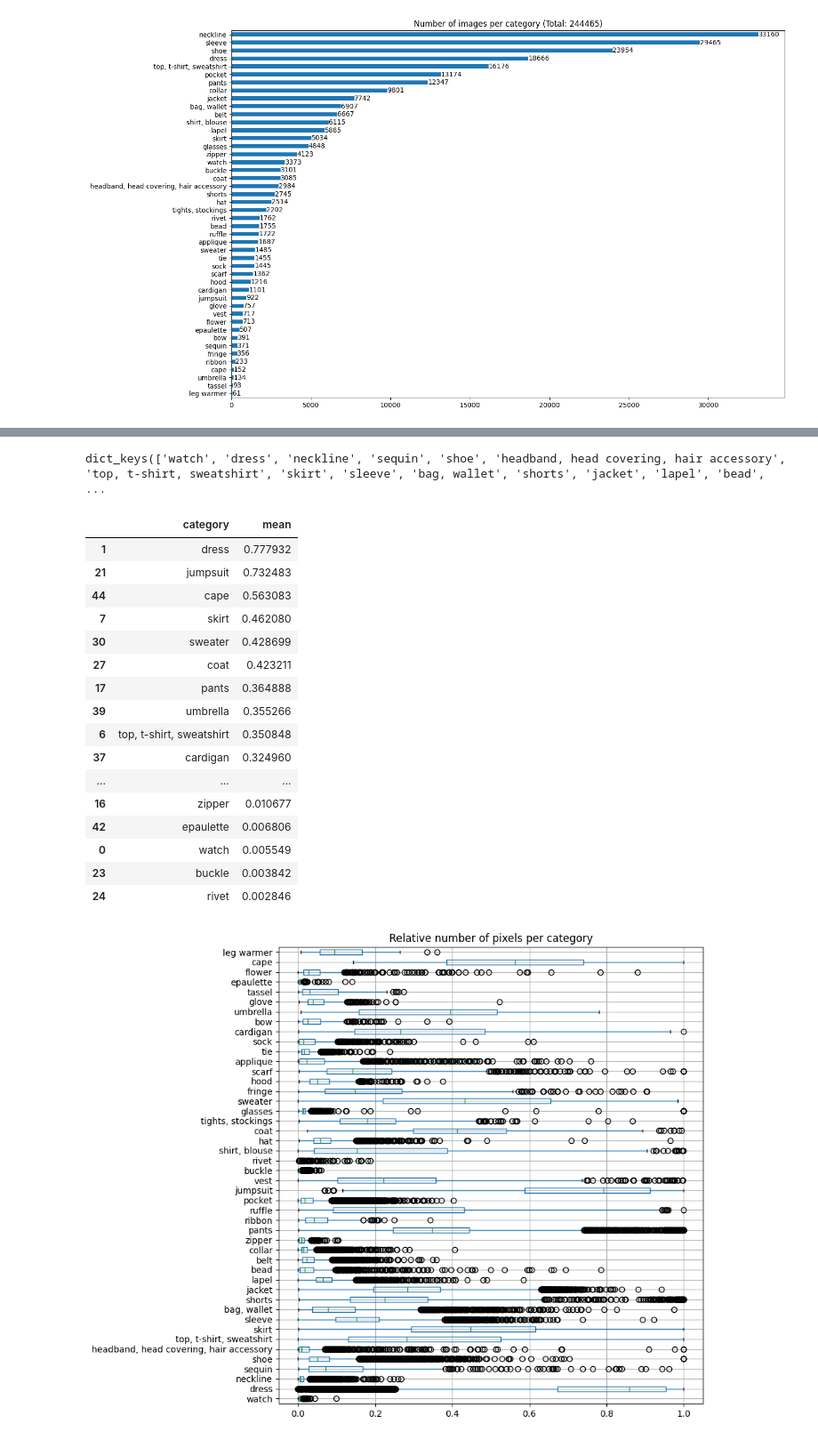
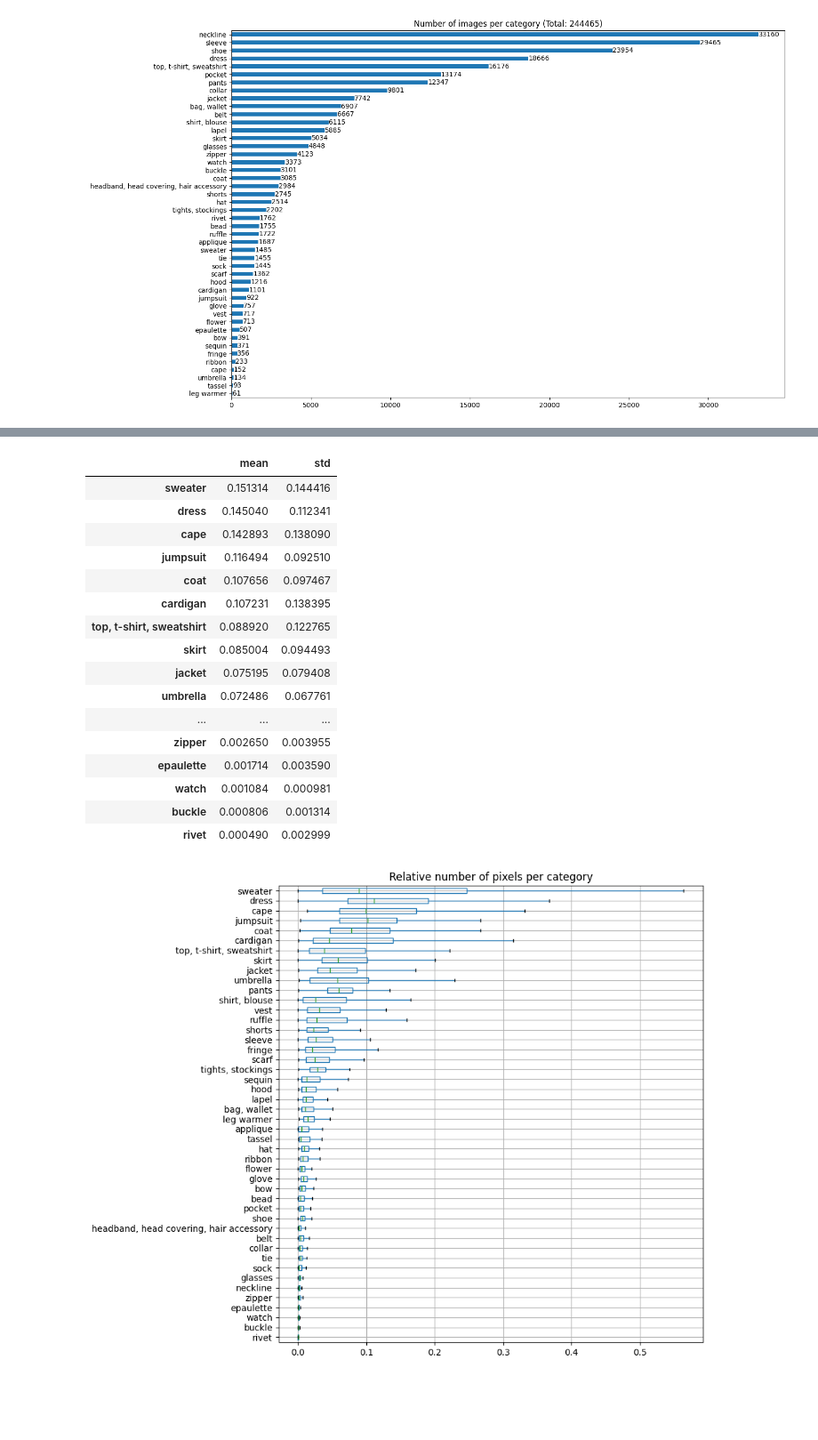
Before and after one commit to BecTome/OR_FashionParsing, a Jupyter notebook: notebooks/DataAnalysis.ipynb, the cells around one changed output, grey strips where cells are left out. Shown at 89% size. Drawn from its saved outputs; the diff is of its cells as text; code cells hidden in the pictures; blank space fills up the shorter version.

Commit message:
Data Analysis

```diff
--- a/notebooks/DataAnalysis.ipynb
+++ b/notebooks/DataAnalysis.ipynb
@@ -42,3 +72,0 @@ index created!
-# %%
-for k, v in d_cats.items():
-    print(k, ":", v)
@@ -200,10 +165,22 @@ Number of masks: 45623
 # %%
+# get an exampe image
 id = ids[0]
+print("Image ID:", id)
 mask = get_mask(id)
 mask_vals = mask[mask > 0]
-from collections import Counter
+
 d_pixels = Counter(mask_vals)
-d_pixels = {d_cats[k]: v for k, v in d_pixels.items()}
-d_pixels_rel = {k: v / len(mask_vals) for k, v in d_pixels.items()}
-d_pixels_rel, d_pixels
+# Important to use the background category
+d_pixels = {config.d_cats_bg[k]: v for k, v in d_pixels.items()}
+d_pixels_rel = {k: v / mask.size for k, v in d_pixels.items()}
+
+# Plot image and mask
+fig, ax = plt.subplots(1, 2, figsize=(8, 8))
+plot_boxes(img_id=id, ax=ax[0])
+image_file = db.loadImgs(id)[0]['file_name']
+
+overlay_mask(image_file, ax=ax[1])
+
+print("Number of pixels per category:", d_pixels)
+print("Relative number of pixels per category:", d_pixels_rel)
 # %% [output]
@@ -283,41 +246,44 @@ d_pixels_rel_out
-# %%
-d_pixels_rel_out.keys()
-# %% [output]
-dict_keys(['watch', 'dress', 'neckline', 'sequin', 'shoe', 'headband, head covering, hair accessory', 'top, t-shirt, sweatshirt', 'skirt', 'sleeve', 'bag, wallet', 'shorts', 'jacket', 'lapel', 'bead', ...
 # %%
 df_pixels_rel = pd.DataFrame(dict([ (k,pd.Series(v)) for k,v in d_pixels_rel_out.items() ]))
 
-pixels_mean = pd.DataFrame(df_pixels_rel.mean())#
-#.reset_index(drop=False).sort_values()
-pixels_mean = pixels_mean.reset_index(drop=False).\
-                          rename({'index':'category', 0:'mean'}, axis=1).\
-                          sort_values(by='mean', ascending=False)
+pixels_mean = df_pixels_rel.aggregate(['mean', 'std'], axis=0).T
+
+# #.reset_index(drop=False).sort_values()
+# pixels_mean = pixels_mean.reset_index(drop=False).\
+#                           rename({'index':'category', 0:'mean'}, axis=1).\
+#                           sort_values(by='mean', ascending=False)
+
+
+pixels_mean = pixels_mean.sort_values(by='mean', ascending=False)
+pixels_mean
 # %% [output]
-|  | category | mean |
-| 1 | dress | 0.777932 |
-| 21 | jumpsuit | 0.732483 |
-| 44 | cape | 0.563083 |
-| 7 | skirt | 0.462080 |
-| 30 | sweater | 0.428699 |
-| 27 | coat | 0.423211 |
-| 17 | pants | 0.364888 |
-| 39 | umbrella | 0.355266 |
-| 6 | top, t-shirt, sweatshirt | 0.350848 |
-| 37 | cardigan | 0.324960 |
+|  | mean | std |
+| sweater | 0.151314 | 0.144416 |
+| dress | 0.145040 | 0.112341 |
+| cape | 0.142893 | 0.138090 |
+| jumpsuit | 0.116494 | 0.092510 |
+| coat | 0.107656 | 0.097467 |
+| cardigan | 0.107231 | 0.138395 |
+| top, t-shirt, sweatshirt | 0.088920 | 0.122765 |
+| skirt | 0.085004 | 0.094493 |
+| jacket | 0.075195 | 0.079408 |
+| umbrella | 0.072486 | 0.067761 |
 | ... | ... | ... |
-| 16 | zipper | 0.010677 |
-| 42 | epaulette | 0.006806 |
-| 0 | watch | 0.005549 |
-| 23 | buckle | 0.003842 |
-| 24 | rivet | 0.002846 |
+| zipper | 0.002650 | 0.003955 |
+| epaulette | 0.001714 | 0.003590 |
+| watch | 0.001084 | 0.000981 |
+| buckle | 0.000806 | 0.001314 |
+| rivet | 0.000490 | 0.002999 |
 # %%
 # Boxplot of the relative number of pixels per category
+pixels_mean_aux = pixels_mean.sort_values(by="mean", ascending=True)
 
 fig, ax = plt.subplots(figsize=(10, 8))
 df_pixels_rel = pd.DataFrame(dict([ (k,pd.Series(v)) for k,v in d_pixels_rel_out.items() ]))
-df_pixels_rel.boxplot(rot=0,  vert=False, ax=ax)
+df_pixels_rel = df_pixels_rel.loc[:, pixels_mean_aux.index]
+df_pixels_rel.boxplot(rot=0,  vert=False, ax=ax, showfliers=False)
 ax.set_title("Relative number of pixels per category")
 plt.tight_layout()
 # %% [output]
-[figure, old version]
+[figure, new version]
 # %%
```
Also changed, not shown: parts of 32 cells of this notebook.
